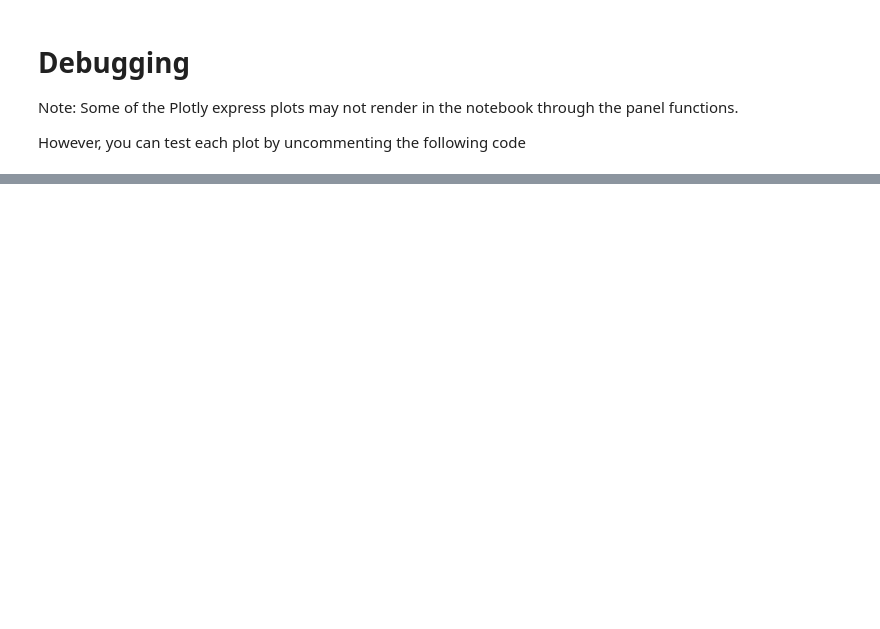
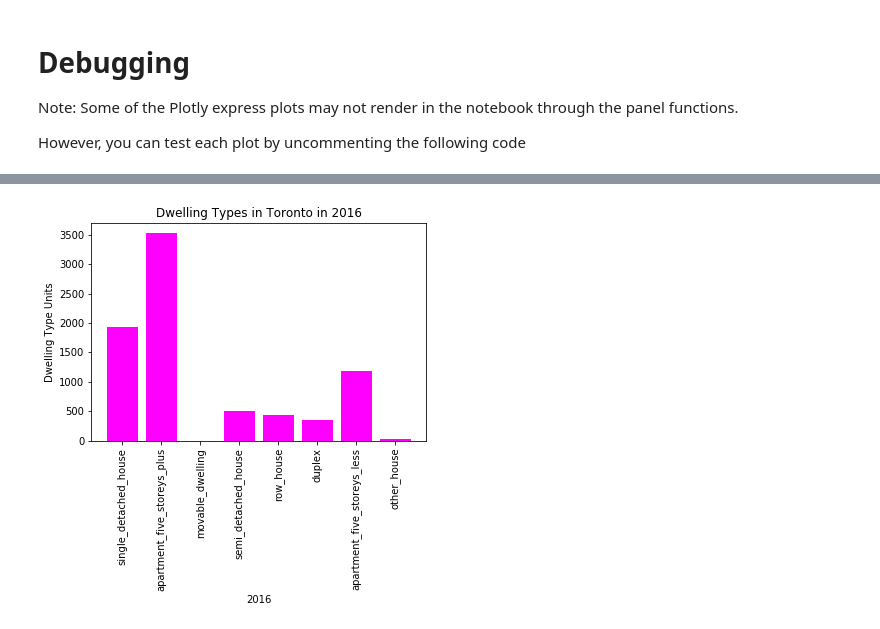
Before and after one commit to MRD2001/Week6_HomeWork, a Jupyter notebook: starter_code/dashboard.ipynb, the cells around one changed output, grey strips where cells are left out. Drawn from its saved outputs; the diff is of its cells as text; code cells hidden in the pictures; blank space fills up the shorter version.

```diff
--- a/starter_code/dashboard.ipynb
+++ b/starter_code/dashboard.ipynb
@@ -75,13 +74,14 @@ Note: Remove any `.show()` lines from the code. We want to return the plots inst
 # %%
 # Getting the data from the top 10 expensive neighbourhoods
 # YOUR CODE HERE!
-ten_most_expensive_df = to_data.groupby("neighbourhood").mean()
-ten_most_expensive_df = ten_most_expensive_df.sort_values("average_house_value", ascending=False).head(10)
-ten_most_expensive_df = ten_most_expensive_df.reset_index()
-ten_most_expensive_df
+top_10_expensive_neighbourhoods = to_data.groupby(['neighbourhood']).mean().reset_index().sort_values(by=['average_house_value'],ascending=False).head(10).reset_index(drop=True)
+
 
 # Calculate the mean number of dwelling types units per year
 # YOUR CODE HERE!
+housing_units = to_data.groupby('year').mean().iloc[:,:8]
+df_dwelling_units = housing_units.T
 
 # Calculate the average monthly shelter costs for owned and rented dwellings
 # YOUR CODE HERE!
+df_avg_costs = to_data[['shelter_costs_owned','shelter_costs_rented']].groupby(['year']).mean()
@@ -171,17 +280,19 @@ However, you can test each plot by uncommenting the following code
 # %%
 # create_bar_chart(data, title, xlabel, ylabel, color)
 
 # # Bar chart for 2001
-# create_bar_chart(df_dwelling_units.loc[2001], "Dwelling Types in Toronto in 2001", "2001", "Dwelling Type Units", "red")
+create_bar_chart(df_dwelling_units[2001], "Dwelling Types in Toronto in 2001", "2001", "Dwelling Type Units", "red")
 
 # # Bar chart for 2006
-# create_bar_chart(df_dwelling_units.loc[2006], "Dwelling Types in Toronto in 2006", "2006", "Dwelling Type Units", "blue")
+create_bar_chart(df_dwelling_units[2006], "Dwelling Types in Toronto in 2006", "2006", "Dwelling Type Units", "blue")
 
 # # Bar chart for 2011
-# create_bar_chart(df_dwelling_units.loc[2011], "Dwelling Types in Toronto in 2011", "2011", "Dwelling Type Units", "orange")
+create_bar_chart(df_dwelling_units[2011], "Dwelling Types in Toronto in 2011", "2011", "Dwelling Type Units", "orange")
 
 # # Bar chart for 2016
-# create_bar_chart(df_dwelling_units.loc[2016], "Dwelling Types in Toronto in 2016", "2016", "Dwelling Type Units", "magenta")
+create_bar_chart(df_dwelling_units[2016], "Dwelling Types in Toronto in 2016", "2016", "Dwelling Type Units", "magenta")
+# %% [output]
+[figure, added]
 # %%
 # create_line_chart(data, title, xlabel, ylabel, color)
 
```
Also changed, not shown: parts of 22 cells of this notebook, 1 other file.
